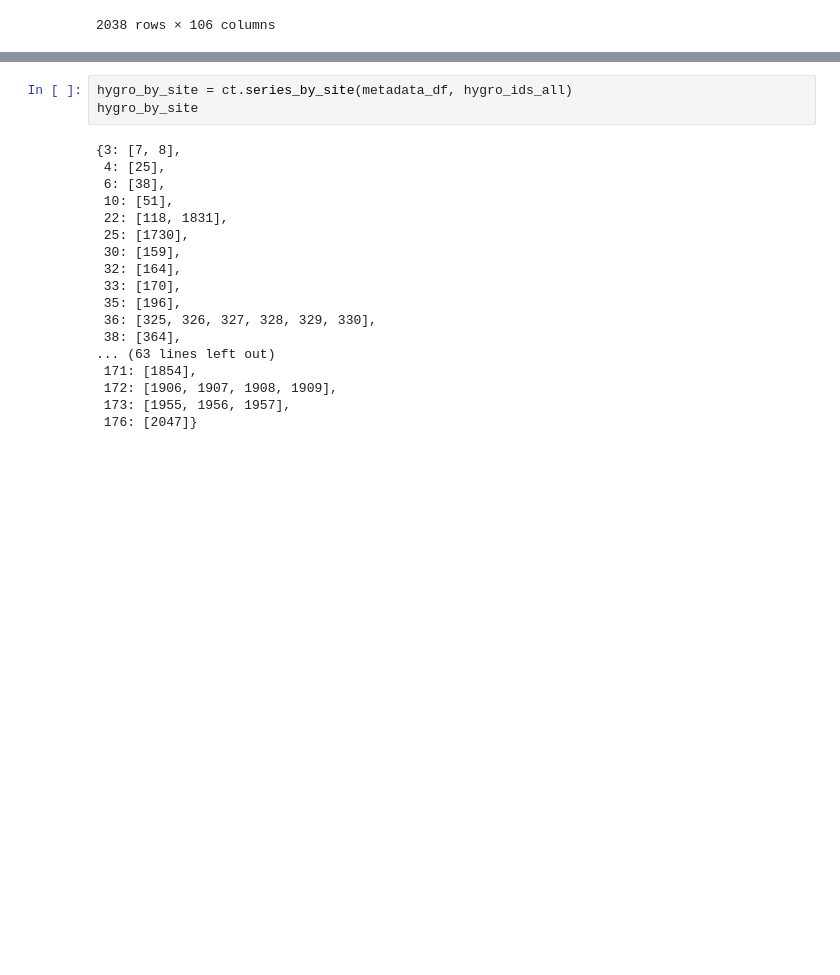
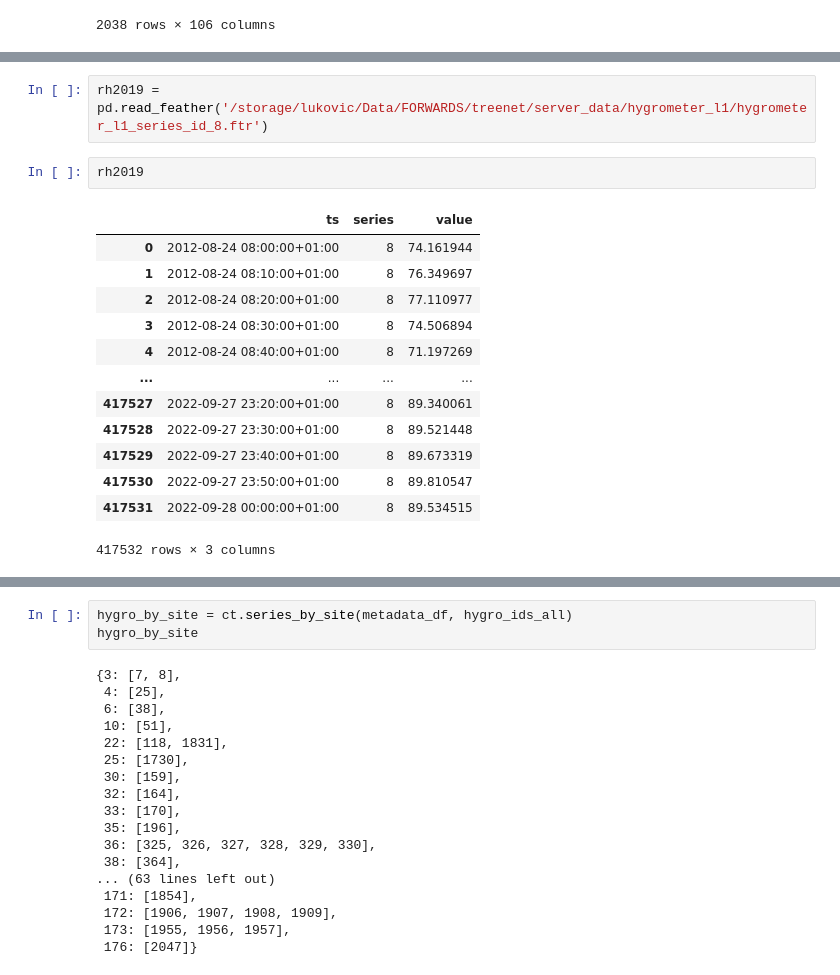
Before and after one commit to treenet/treenetai, a Jupyter notebook: pipeline/test_notebook.ipynb, the cells around one changed output, grey strips where cells are left out. Drawn from its saved outputs; the diff is of its cells as text; blank space fills up the shorter version.

```diff
--- a/pipeline/test_notebook.ipynb
+++ b/pipeline/test_notebook.ipynb
@@ -27,0 +175,18 @@ metadata_df
+# %%
+rh2019 = pd.read_feather('/storage/lukovic/Data/FORWARDS/treenet/server_data/hygrometer_l1/hygrometer_l1_series_id_8.ftr')
+# %%
+rh2019
+# %% [output]
+|  | ts | series | value |
+| 0 | 2012-08-24 08:00:00+01:00 | 8 | 74.161944 |
+| 1 | 2012-08-24 08:10:00+01:00 | 8 | 76.349697 |
+| 2 | 2012-08-24 08:20:00+01:00 | 8 | 77.110977 |
+| 3 | 2012-08-24 08:30:00+01:00 | 8 | 74.506894 |
+| 4 | 2012-08-24 08:40:00+01:00 | 8 | 71.197269 |
+| ... | ... | ... | ... |
+| 417527 | 2022-09-27 23:20:00+01:00 | 8 | 89.340061 |
+| 417528 | 2022-09-27 23:30:00+01:00 | 8 | 89.521448 |
+| 417529 | 2022-09-27 23:40:00+01:00 | 8 | 89.673319 |
+| 417530 | 2022-09-27 23:50:00+01:00 | 8 | 89.810547 |
+| 417531 | 2022-09-28 00:00:00+01:00 | 8 | 89.534515 |
+417532 rows × 3 columns
```
Also changed, not shown: parts of 24 cells of this notebook, 5 other files.
